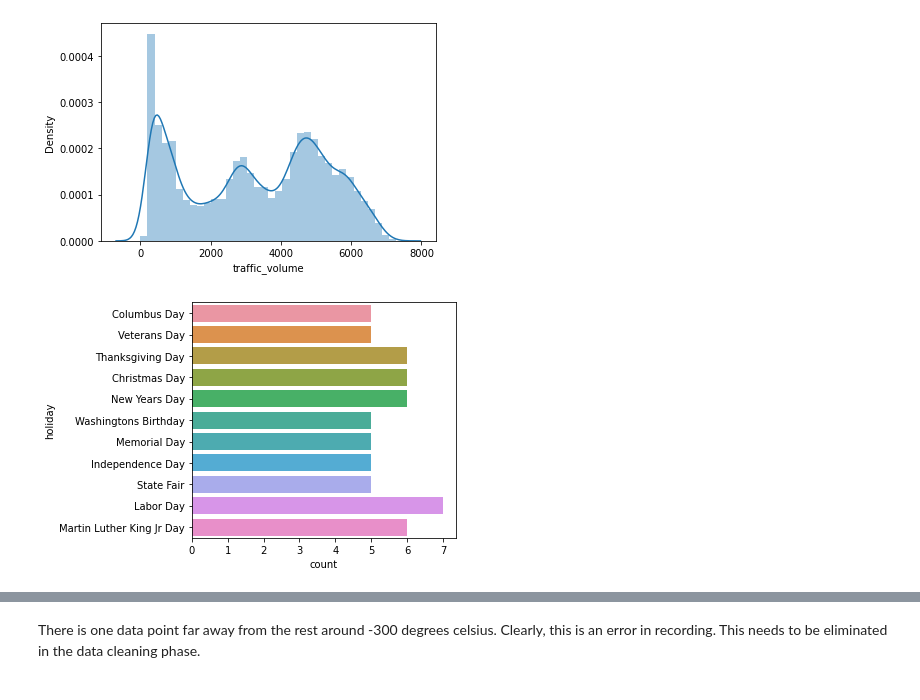
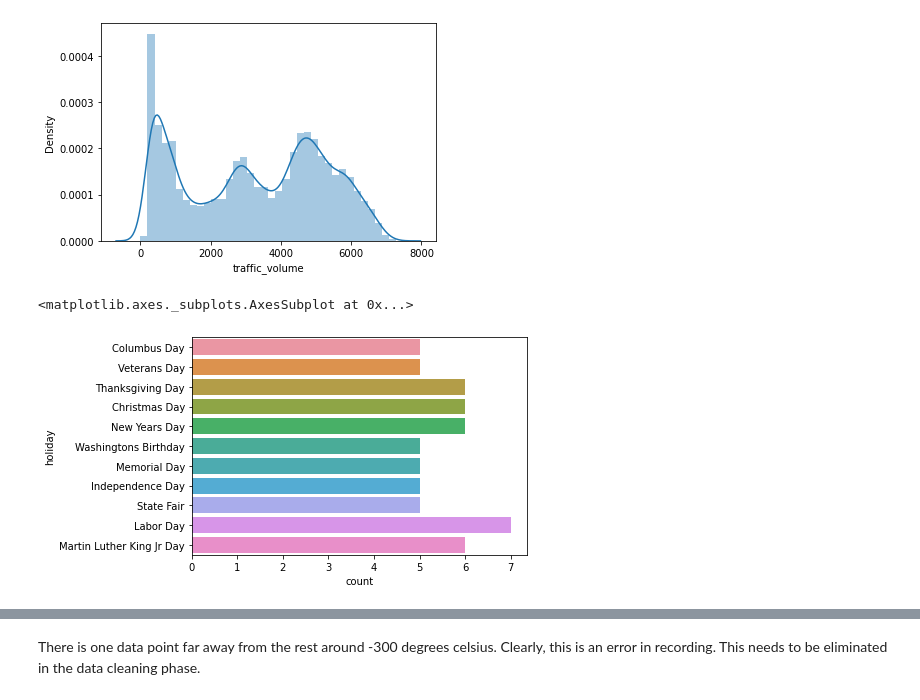
Before and after one commit to nimran79/COMP-8118-project---Traffic-volume-prediction, a Jupyter notebook: DM_Project_metro_interstate_traffic_volume.ipynb, the cells around one changed output, grey strips where cells are left out. Cells and saved outputs as stored; diff of their text form; code cells hidden in the pictures.

```diff
--- a/DM_Project_metro_interstate_traffic_volume.ipynb
+++ b/DM_Project_metro_interstate_traffic_volume.ipynb
@@ -76,9 +77,10 @@ sns.distplot(df.traffic_volume)
 # %%
 holidays = df.loc[df.holiday != 'None']
 sns.countplot(y='holiday', data= holidays)
-plt.tight_layout()
-plt.savefig('/content/drive/Othercomputers/New Laptop (UofM)/Documents/Fall 2021/Data Mining/Project/figs/other_holiday.png')
+#plt.tight_layout()
+#plt.savefig('/content/drive/Othercomputers/New Laptop (UofM)/Documents/Fall 2021/Data Mining/Project/figs/other_holiday.png')
 # %% [output]
+<matplotlib.axes._subplots.AxesSubplot at 0x...>
-[figure, old version]
+[figure, new version]
 # %%
 sns.boxplot('temp', data = df)
```
Also changed, not shown: parts of 43 cells of this notebook.
